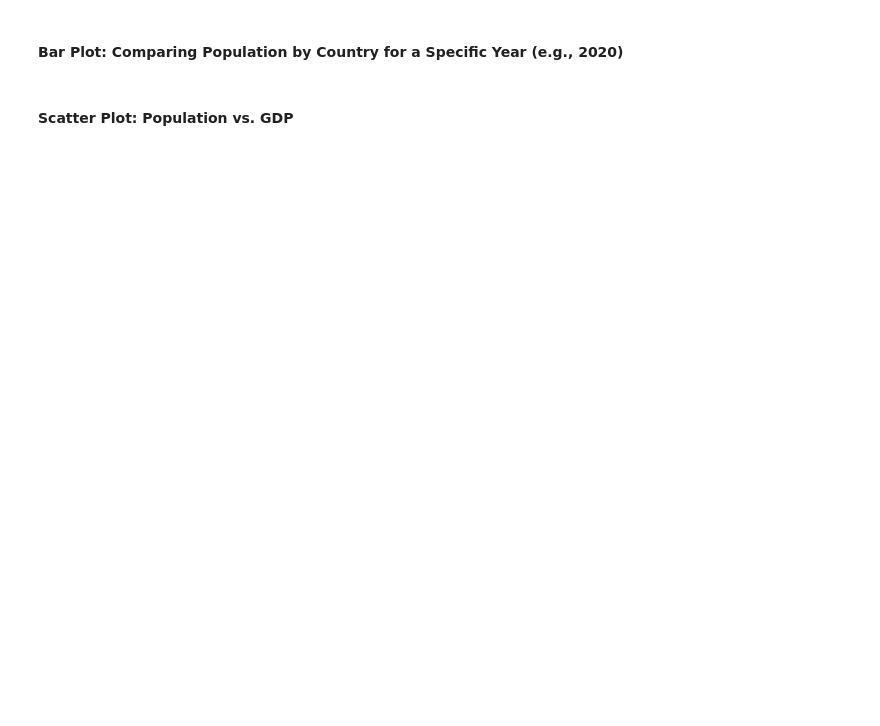
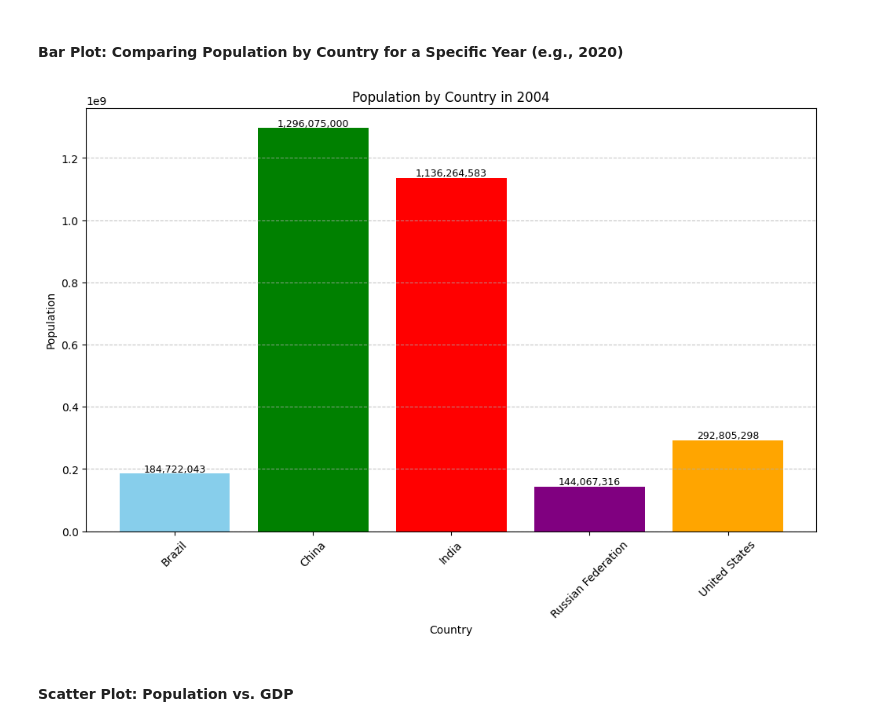
Before and after one commit to ricardogr07/100-days-of-python-and-data-science, a Jupyter notebook: 21_creating_basic_plots.ipynb, the cells around one changed output. Saved outputs shown, nothing was run; the diff lists cells and outputs as text; code cells hidden in the pictures; blank space fills up the shorter version.

```diff
--- a/21_creating_basic_plots.ipynb
+++ b/21_creating_basic_plots.ipynb
@@ -76,8 +114,8 @@ pip install pandas-datareader matplotlib
 # %%
-import pandas_datareader as pdr
+import pandas_datareader.wb as wb
 
 # Fetching the population data from the World Bank for the years 2000 to 2020
-population_data = pdr.get_data_wb(
+population_data = wb.download(
     indicator='SP.POP.TOTL',  # Total population indicator
     country=['US', 'CN', 'IN', 'BR', 'RU'],  # Countries: USA, China, India, Brazil, Russia
     start=2000,
@@ -89,4 +127,4 @@ population_data = population_data.reset_index()
 population_df = population_data.pivot(index='year', columns='country', values='SP.POP.TOTL')
 
 # Display the first few rows of the dataset
-print(population_df.head())
+display(population_df.head())
@@ -106,14 +154,26 @@ plt.show()
 # %% [markdown]
 #### Bar Plot: Comparing Population by Country for a Specific Year (e.g., 2020)
 # %%
-plt.figure(figsize=(10, 6))
-population_2020 = population_df.loc[2020]
-plt.bar(population_2020.index, population_2020.values, color='skyblue')
-plt.title('Population by Country in 2020')
+population_df.index = population_df.index.astype(int)
+
+population_2004 = population_df.loc[2004]
+
+# Creating a bar plot to compare populations in 2004
+plt.figure(figsize=(12, 7))
+plt.bar(population_2004.index, population_2004.values, color=['skyblue', 'green', 'red', 'purple', 'orange'])
+plt.title('Population by Country in 2004')
 plt.xlabel('Country')
 plt.ylabel('Population')
-plt.grid(True)
+plt.xticks(rotation=45)
+plt.grid(axis='y', linestyle='--', alpha=0.7)
+
+# Adding labels for each bar for better readability
+for i, value in enumerate(population_2004.values):
+    plt.text(i, value + 5000000, f'{value:,}', ha='center', fontsize=9)
+
 plt.show()
+# %% [output]
+[figure, added]
 # %% [markdown]
 #### Scatter Plot: Population vs. GDP
 # %%
```
Also changed, not shown: parts of 10 cells of this notebook.
